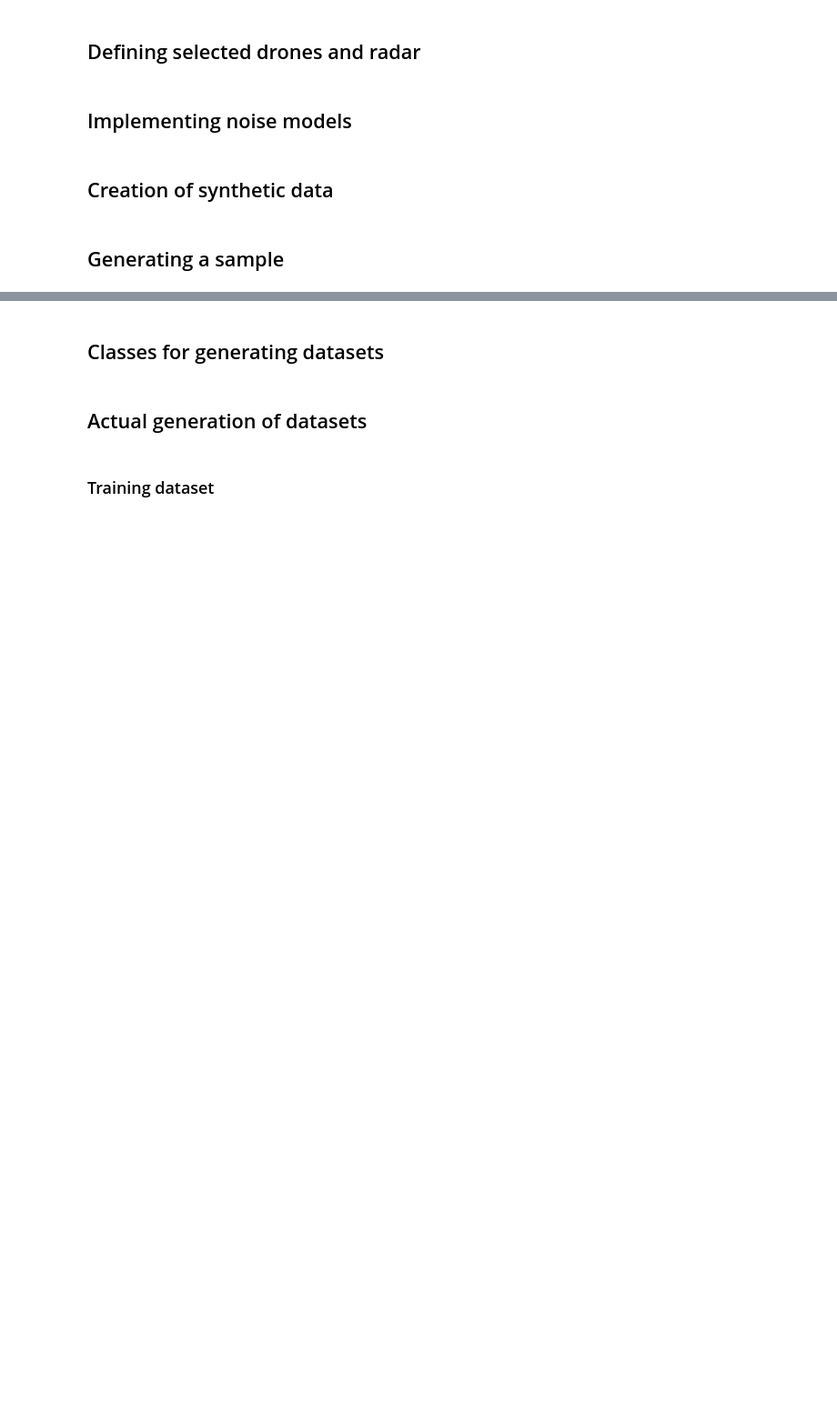
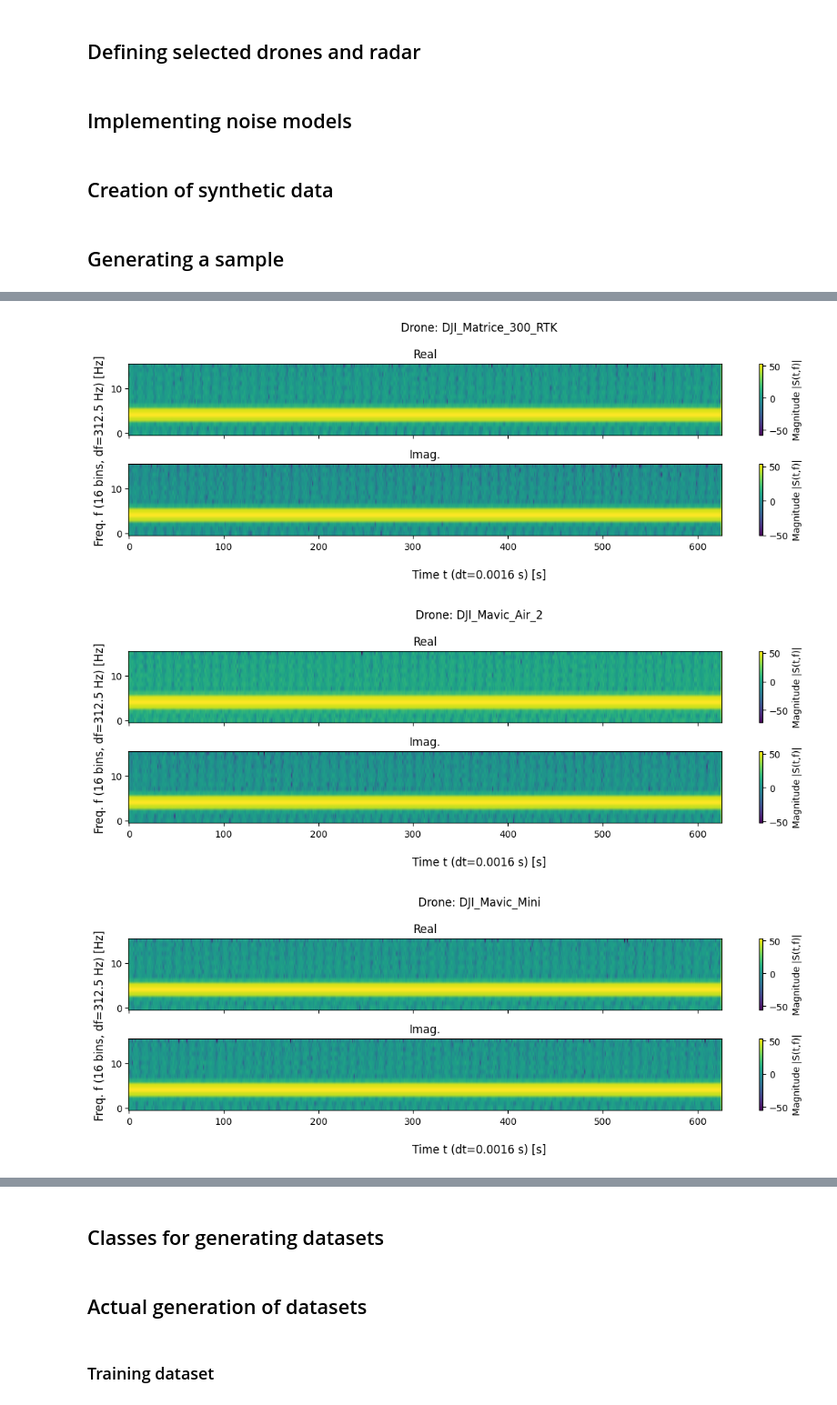
Before and after one commit to AdrianPanasiewicz/QML_for_radar_classification, a Jupyter notebook: Data/SyntheticDatasetGenerator.ipynb, the cells around one changed output, grey strips where cells are left out. Shown at 91% size. Cells and saved outputs as stored; diff of their text form; code cells hidden in the pictures; blank space fills up the shorter version.

```diff
--- a/Data/SyntheticDatasetGenerator.ipynb
+++ b/Data/SyntheticDatasetGenerator.ipynb
@@ -304,0 +305,22 @@ for drone in drones_array:
+# %%
+context = Context(
+    R = 1000,
+    V_rad = 25,
+    θ = np.pi/8,
+    Φ_p = np.pi/8,
+    A_r = 1,
+    snr = -15,
+    t_start = 0,
+    t_stop = 1,
+    dt = 0.001
+)
+
+awgn = AdditiveWhiteGaussianNoise()
+for drone in drones_array:
+    synt_signal_generator = SyntheticSignalGenerator(drone, default_radar, awgn)
+    t_array,stft_y = synt_signal_generator.generate_signal(context)
+    synt_signal_generator.plot_drone_spectrogram(stft_y, context)
+# %% [output]
+[figure, added]
+[figure, added]
+[figure, added]
```
Also changed, not shown: parts of 10 cells of this notebook, 6 other files.
